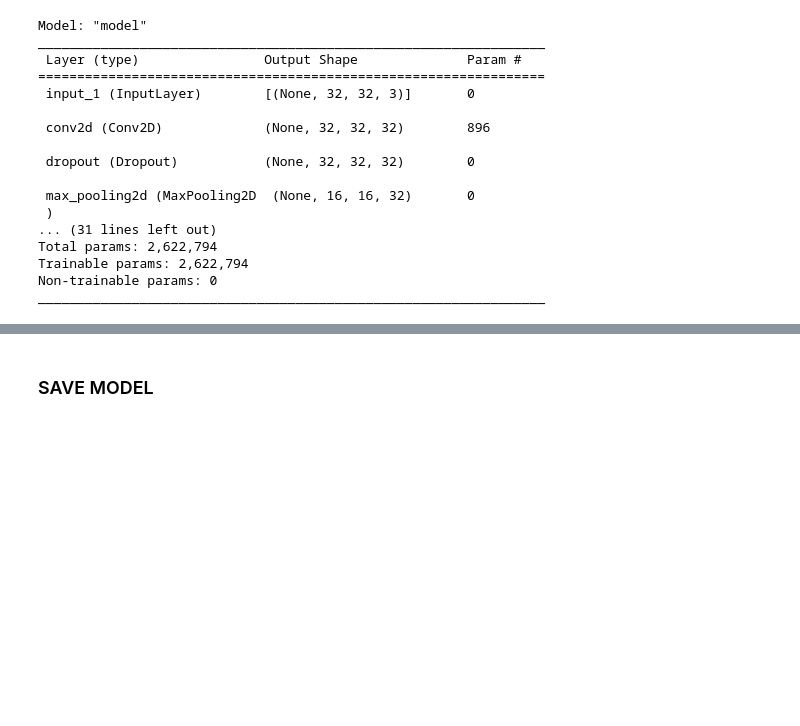
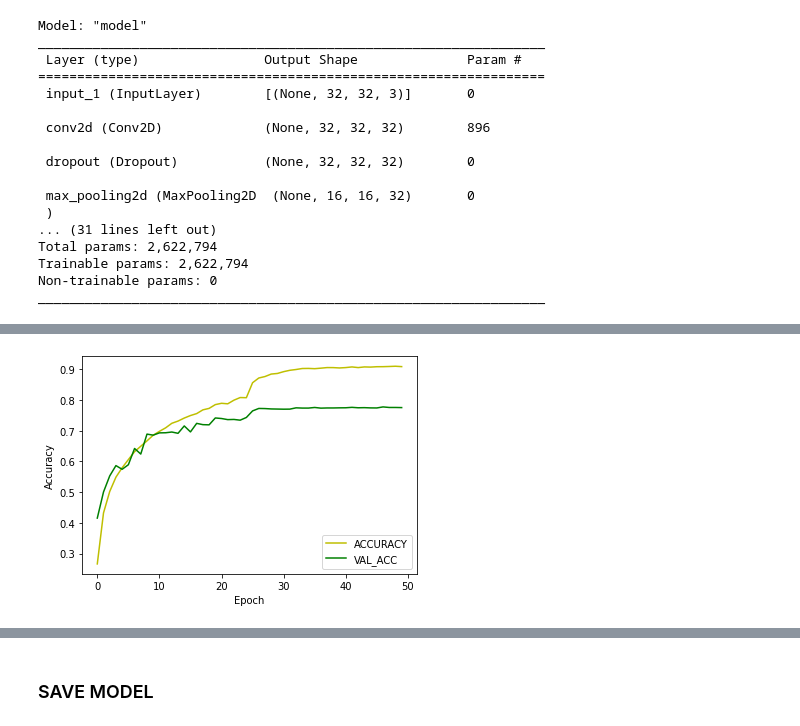
Before and after one commit to JaiswalFelipe/ITNPAI1_Assignment, a Jupyter notebook: ImageClassification.ipynb, the cells around one changed output, grey strips where cells are left out. Drawn from its saved outputs; the diff is of its cells as text; code cells hidden in the pictures; blank space fills up the shorter version.

Commit message:
Used another Gmail to train due to GPU cooldown issues. Trained model (25,50,100), saved model_ep100

```diff
--- a/ImageClassification.ipynb
+++ b/ImageClassification.ipynb
@@ -236,0 +242,19 @@ plt.show()
+# %%
+model_ep50 = VGG16_Brief(classes = 10)
+#model_ep50.summary()
+# %%
+model_ep50.compile(optimizer='Adam',
+              loss='sparse_categorical_crossentropy', metrics=['accuracy'])
+
+# Sparse_categorical_crossentropy for loss
+
+from tensorflow.keras.callbacks import EarlyStopping, ReduceLROnPlateau
+learning_rate_reduction = ReduceLROnPlateau(monitor='val_loss',
+                                            patience=5,
+                                            verbose=1,
+                                            factor=0.1,
+                                            min_lr=0.00001)
+
+
+history_ep50 = model_ep50.fit(X_train, y_train, epochs=50,
+        validation_data=(X_valid, y_valid),callbacks = [learning_rate_reduction],batch_size=256)
@@ -236,0 +287,11 @@ plt.show()
+# %%
+import matplotlib.pyplot as plt
+plt.plot(history_ep50.history["accuracy"], 'y', label= 'ACCURACY')
+plt.plot(history_ep50.history["val_accuracy"], 'g', label= 'VAL_ACC')
+
+plt.ylabel("Accuracy")
+plt.xlabel("Epoch")
+plt.legend(loc='lower right')
+plt.show()
+# %% [output]
+[figure, added]
```
Also changed, not shown: parts of 24 cells of this notebook.
